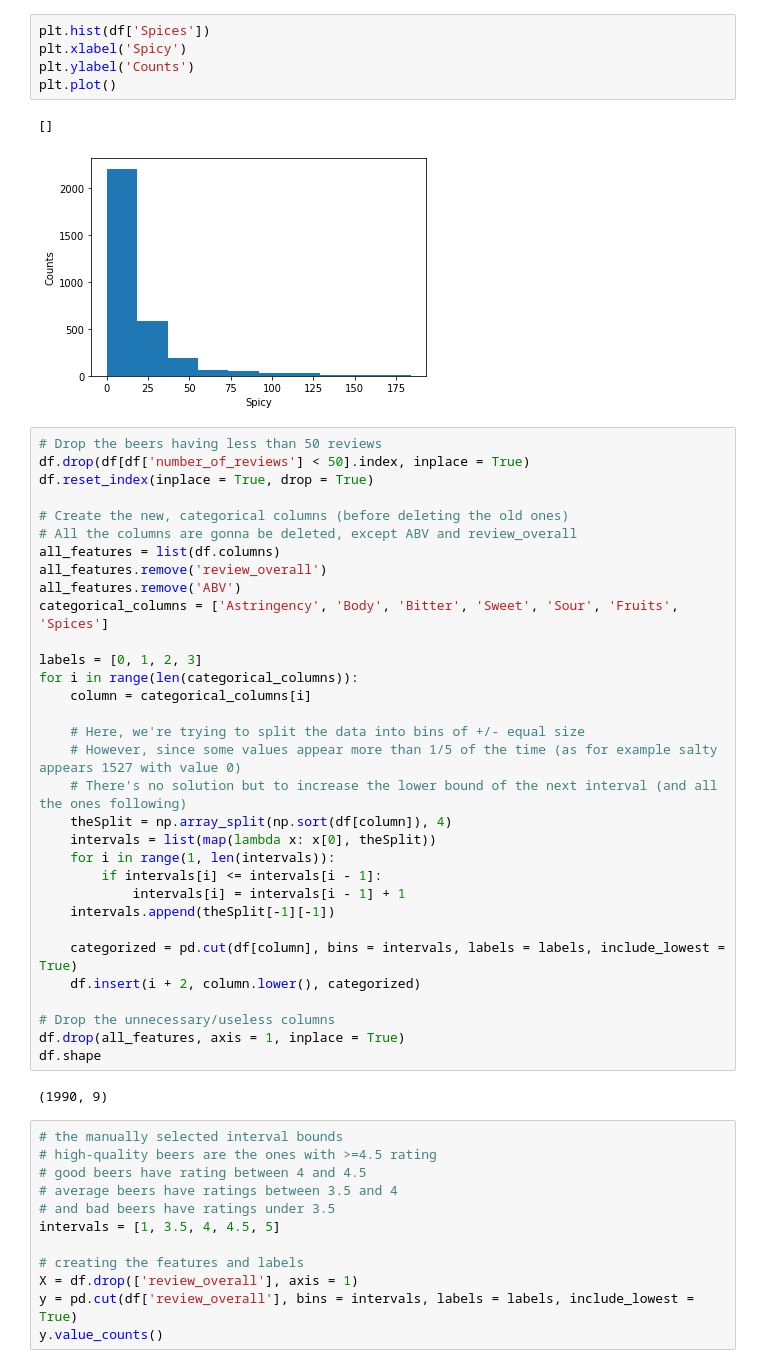
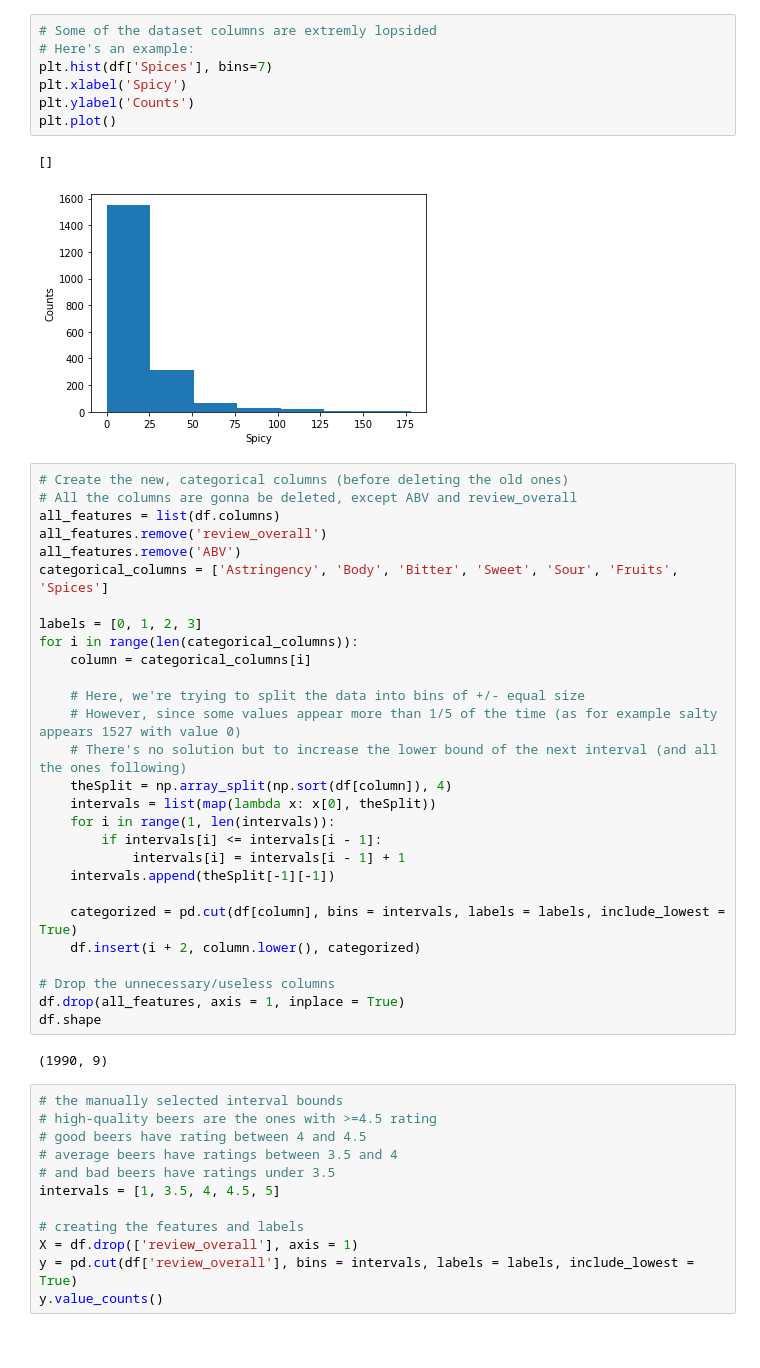
Before and after one commit to marusearadu/CS-C3240-ML-Project, a Jupyter notebook: mlProj.ipynb, the cells around one changed output. Cells and saved outputs as stored; diff of their text form.

```diff
--- a/mlProj.ipynb
+++ b/mlProj.ipynb
@@ -12,16 +25,14 @@ df = pd.read_csv("beer_profile_and_ratings.csv")
 # %%
-plt.hist(df['Spices'])
+# Some of the dataset columns are extremly lopsided
+# Here's an example:
+plt.hist(df['Spices'], bins=7)
 plt.xlabel('Spicy')
 plt.ylabel('Counts')
 plt.plot()
 # %% [output]
 []
-[figure, old version]
+[figure, new version]
 # %%
-# Drop the beers having less than 50 reviews
-df.drop(df[df['number_of_reviews'] < 50].index, inplace = True)
-df.reset_index(inplace = True, drop = True)
-
 # Create the new, categorical columns (before deleting the old ones)
 # All the columns are gonna be deleted, except ABV and review_overall
 all_features = list(df.columns)
```
Also changed, not shown: parts of 7 cells of this notebook.
